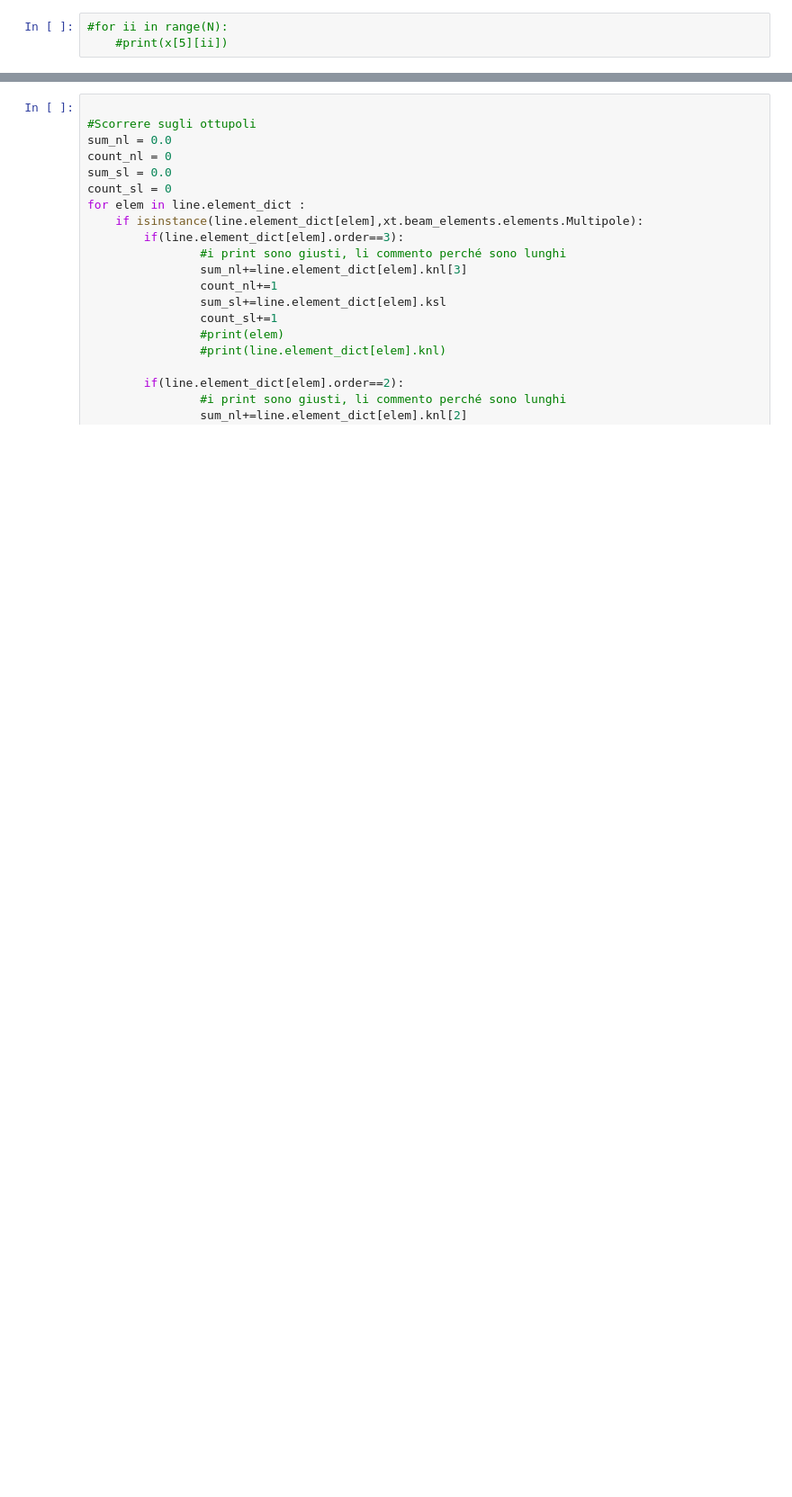
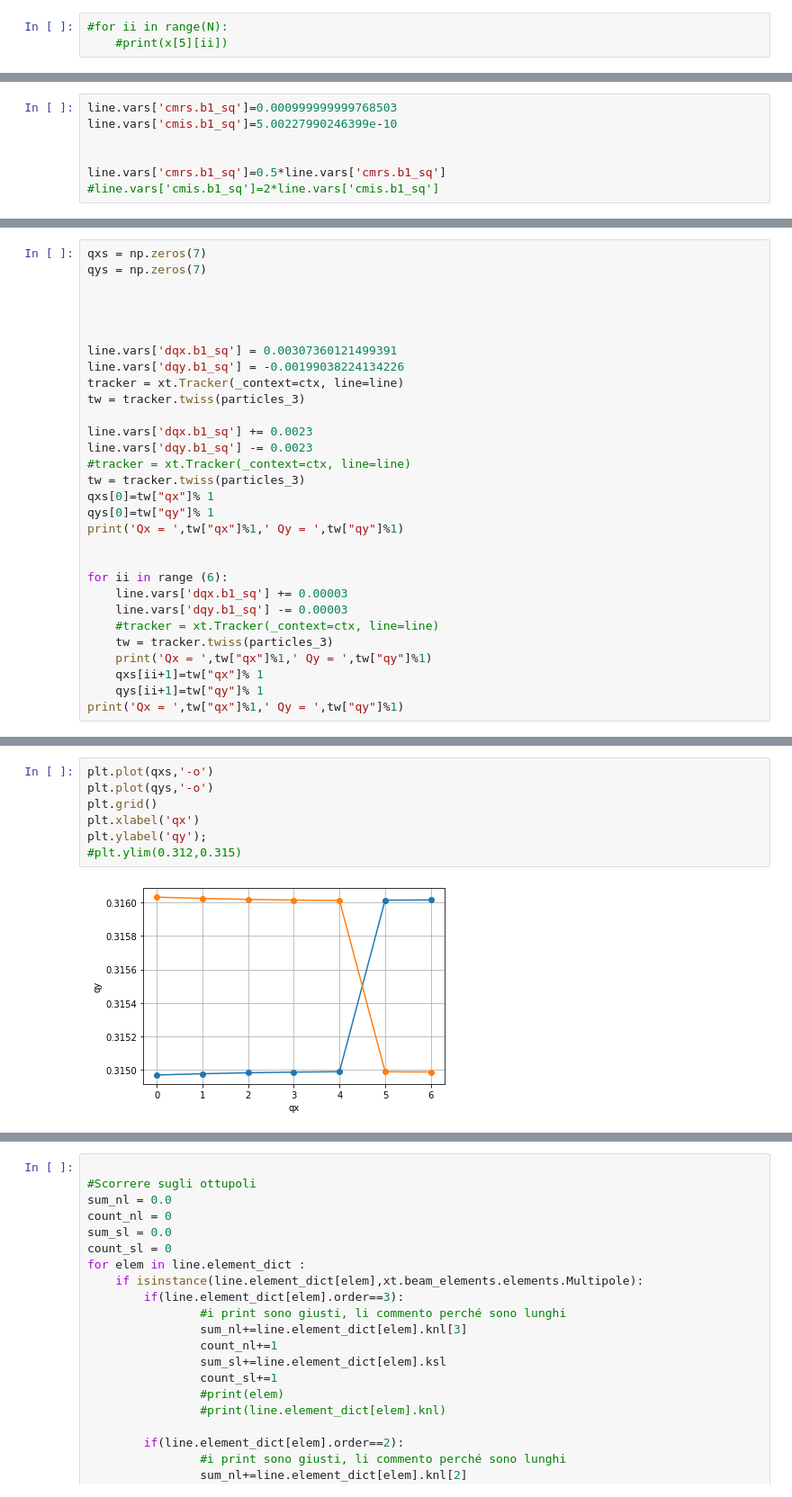
Before and after one commit to andreafornara/git_postprocessing, a Jupyter notebook: Without_Octupoles_GPU.ipynb, the cells around one changed output, grey strips where cells are left out. Shown at 90% size. Cells and saved outputs as stored; diff of their text form; blank space fills up the shorter version.

```diff
--- a/Without_Octupoles_GPU.ipynb
+++ b/Without_Octupoles_GPU.ipynb
@@ -273,0 +384,7 @@ plt.show()
+# %%
+line.vars['cmrs.b1_sq']=0.000999999999768503
+line.vars['cmis.b1_sq']=5.00227990246399e-10
+
+
+line.vars['cmrs.b1_sq']=0.5*line.vars['cmrs.b1_sq']
+#line.vars['cmis.b1_sq']=2*line.vars['cmis.b1_sq']
@@ -273,0 +450,30 @@ plt.show()
+# %%
+qxs = np.zeros(7)
+qys = np.zeros(7)
+
+
+
+
+line.vars['dqx.b1_sq'] = 0.00307360121499391
+line.vars['dqy.b1_sq'] = -0.00199038224134226
+tracker = xt.Tracker(_context=ctx, line=line)
+tw = tracker.twiss(particles_3)
+
+line.vars['dqx.b1_sq'] += 0.0023
+line.vars['dqy.b1_sq'] -= 0.0023
+#tracker = xt.Tracker(_context=ctx, line=line)
+tw = tracker.twiss(particles_3)
+qxs[0]=tw["qx"]% 1
+qys[0]=tw["qy"]% 1
+print('Qx = ',tw["qx"]%1,' Qy = ',tw["qy"]%1)
+
+
+for ii in range (6):
+    line.vars['dqx.b1_sq'] += 0.00003
+    line.vars['dqy.b1_sq'] -= 0.00003
+    #tracker = xt.Tracker(_context=ctx, line=line)
+    tw = tracker.twiss(particles_3)
+    print('Qx = ',tw["qx"]%1,' Qy = ',tw["qy"]%1)
+    qxs[ii+1]=tw["qx"]% 1
+    qys[ii+1]=tw["qy"]% 1
+print('Qx = ',tw["qx"]%1,' Qy = ',tw["qy"]%1)
@@ -273,0 +512,9 @@ plt.show()
+# %%
+plt.plot(qxs,'-o')
+plt.plot(qys,'-o')
+plt.grid()
+plt.xlabel('qx')
+plt.ylabel('qy');
+#plt.ylim(0.312,0.315)
+# %% [output]
+[figure, added]
```
Also changed, not shown: parts of 35 cells of this notebook, 1 other file.
